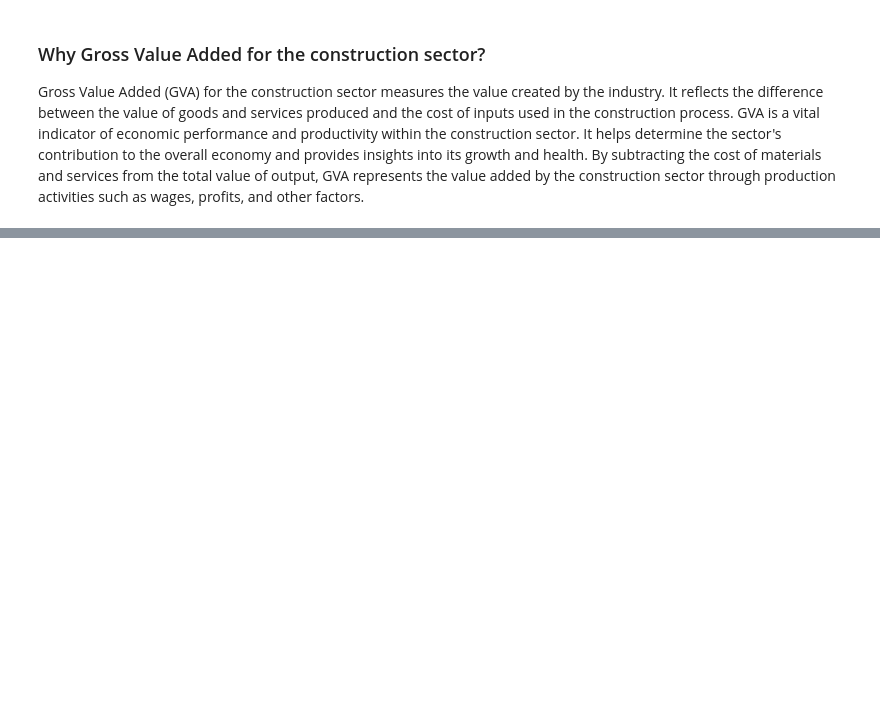
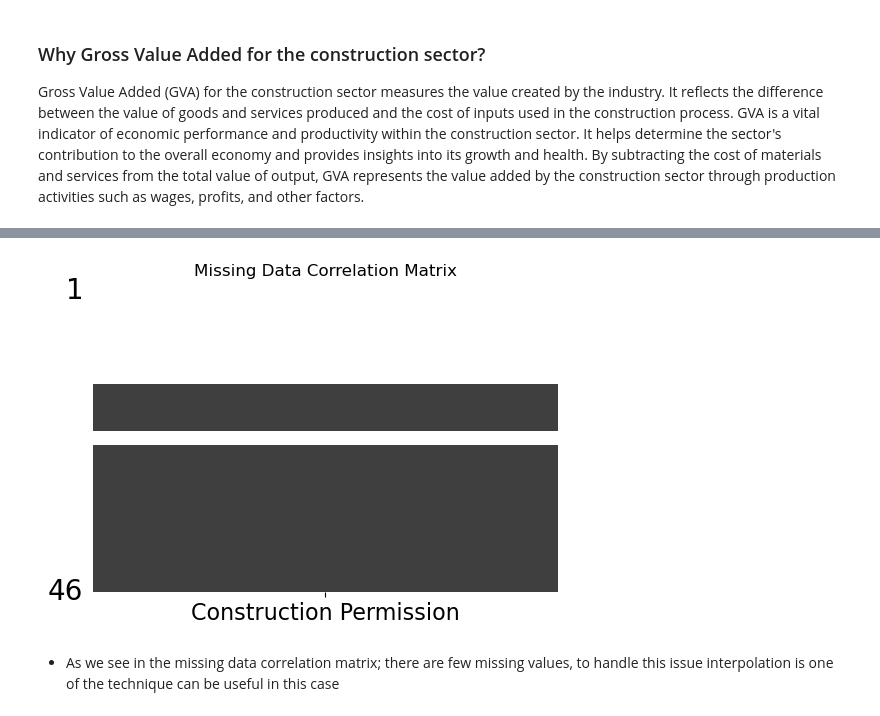
Before and after one commit to kgntmr/ASSIGNMENT-FOR-CONSTRUCTION-CO, a Jupyter notebook: ASSIGNMENT-2.ipynb, the cells around one changed output, grey strips where cells are left out. Drawn from its saved outputs; the diff is of its cells as text; code cells hidden in the pictures; blank space fills up the shorter version.

```diff
--- a/ASSIGNMENT-2.ipynb
+++ b/ASSIGNMENT-2.ipynb
@@ -187,0 +321,2 @@ fig.show()
+# %%
+planning_permission = pd.read_csv('Planning Permission Granted.csv')
@@ -187,0 +332,4 @@ fig.show()
+# %%
+# Let's change the name of Total Floor Area for which Permission Granted(All types of Construction) column to Construction Permission
+planning_permission = planning_permission.rename(columns={'Total Floor Area for which Permission Granted(All types of Construction)': 'Construction Permission'})
+planning_permission.sample(10)
@@ -187,0 +350,27 @@ fig.show()
+# %%
+permission_granted = 'Construction Permission'
+# %%
+import matplotlib.pyplot as plt
+import missingno as msno
+
+# Set the figure size
+fig, axes = plt.subplots(figsize=(6, 4))
+
+# Visualize the correlation of missing data between columns
+msno.matrix(planning_permission[permission_granted].to_frame(), ax=axes, sparkline=False)
+
+# Set the title of the figure
+plt.title('Missing Data Correlation Matrix')
+
+# Change the position of the xticks labels
+plt.gca().xaxis.tick_bottom()
+
+# Change the x-axis label rotation to 0 degrees
+plt.xticks(rotation=0, ha='center')
+
+# Display the visualization
+plt.show()
+# %% [output]
+[figure, added]
+# %% [markdown]
+- As we see in the missing data correlation matrix; there are few missing values, to handle this issue interpolation is one of the technique can be useful in this case
```
Also changed, not shown: parts of 184 cells of this notebook.
